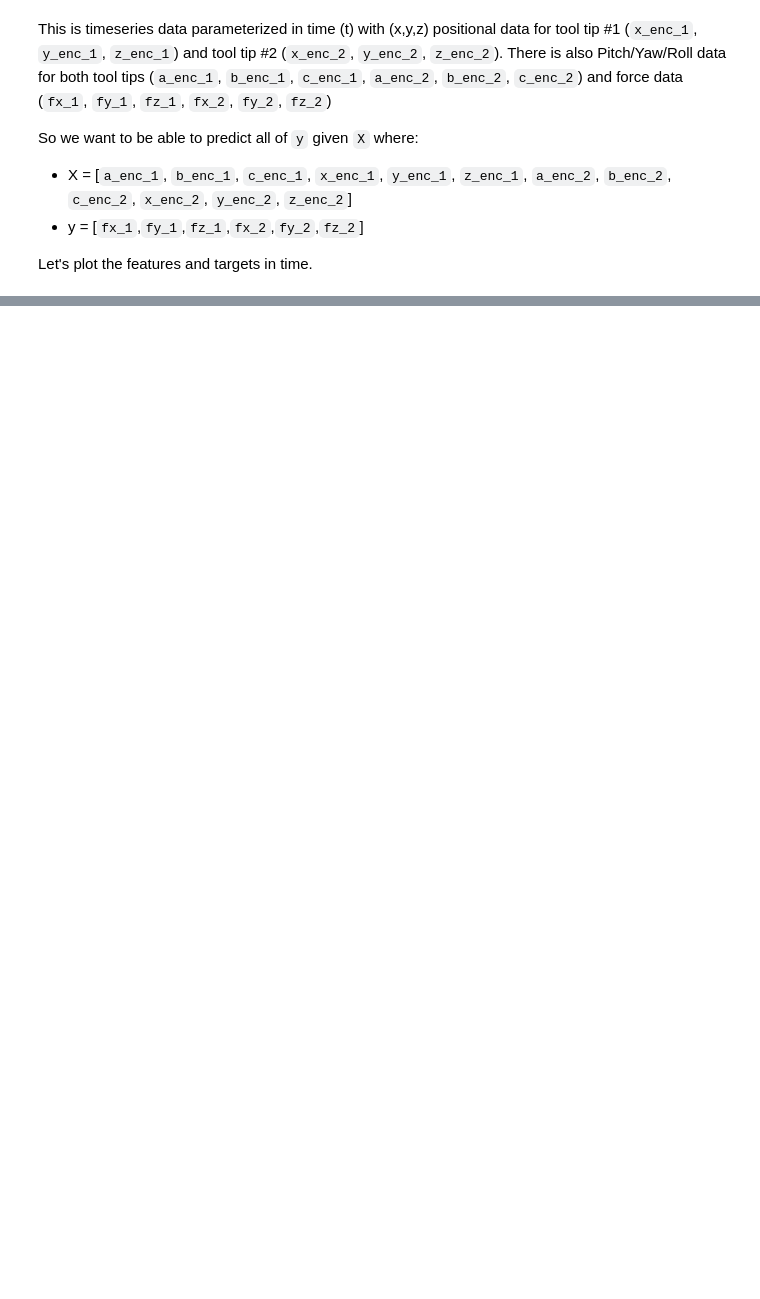
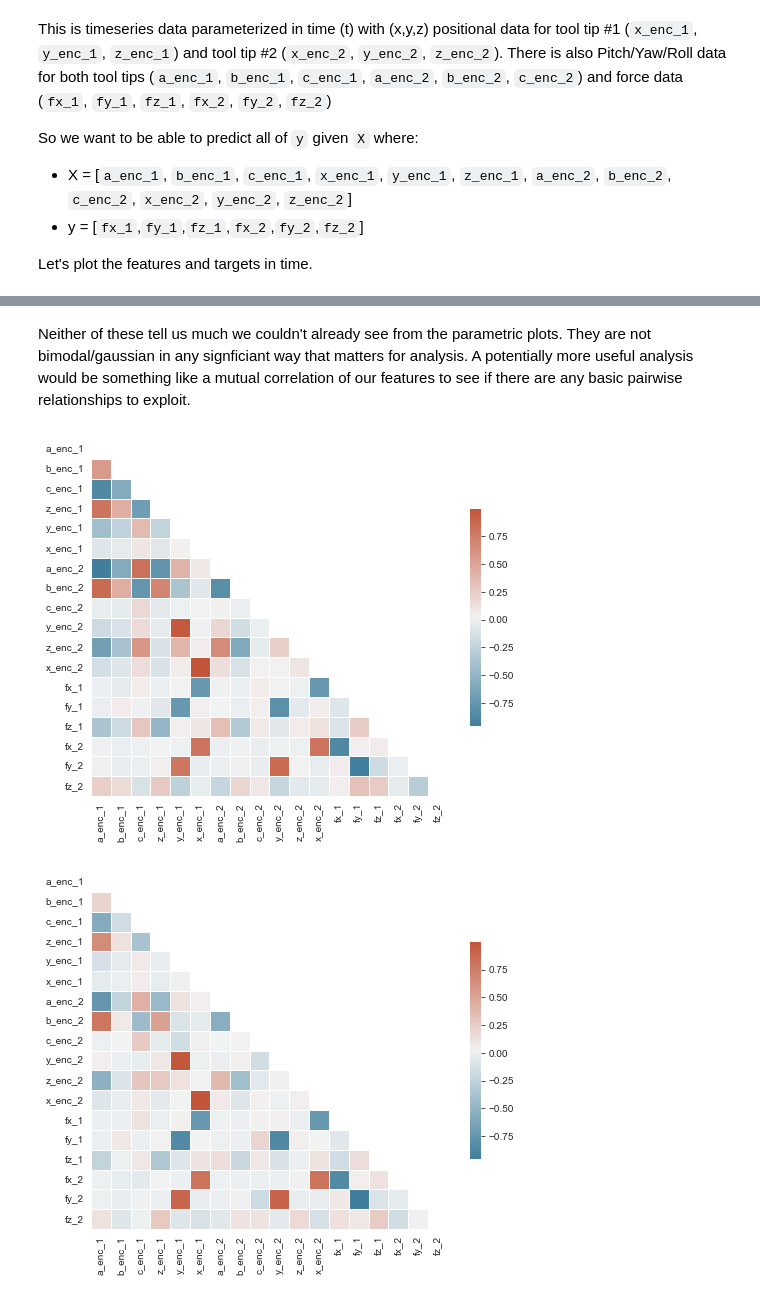
Before and after one commit to taylorFaucett/machine_learning_soln, a Jupyter notebook: solution.ipynb, the cells around one changed output, grey strips where cells are left out. Saved outputs shown, nothing was run; the diff lists cells and outputs as text; code cells hidden in the pictures; blank space fills up the shorter version.

```diff
--- a/solution.ipynb
+++ b/solution.ipynb
@@ -114,0 +191,17 @@ for tn in range(1,3): # Loop through both tools with tool_number (tn) 1 and 2
+# %% [markdown]
+Neither of these tell us much we couldn't already see from the parametric plots. They are not bimodal/gaussian in any signficiant way that matters for analysis. A potentially more useful analysis would be something like a mutual correlation of our features to see if there are any basic pairwise relationships to exploit.
+# %%
+for key in data:  # Loop through all 3 test data sets
+    df = data.get(key)
+    correlations = df.corr()
+    mask = np.triu(np.ones_like(correlations, dtype=bool))
+    f, ax = plt.subplots(figsize=(8, 8))
+
+    # Generate a custom diverging colormap
+    cmap = sns.diverging_palette(230, 20, as_cmap=True)
+
+    # Draw the heatmap with the mask and correct aspect ratio
+    sns.heatmap(correlations, mask=mask, square=True, cmap=cmap, linewidths=.5, cbar_kws={"shrink": .5})
+# %% [output]
+[figure, added]
+[figure, added]
```
Also changed, not shown: parts of 17 cells of this notebook.
